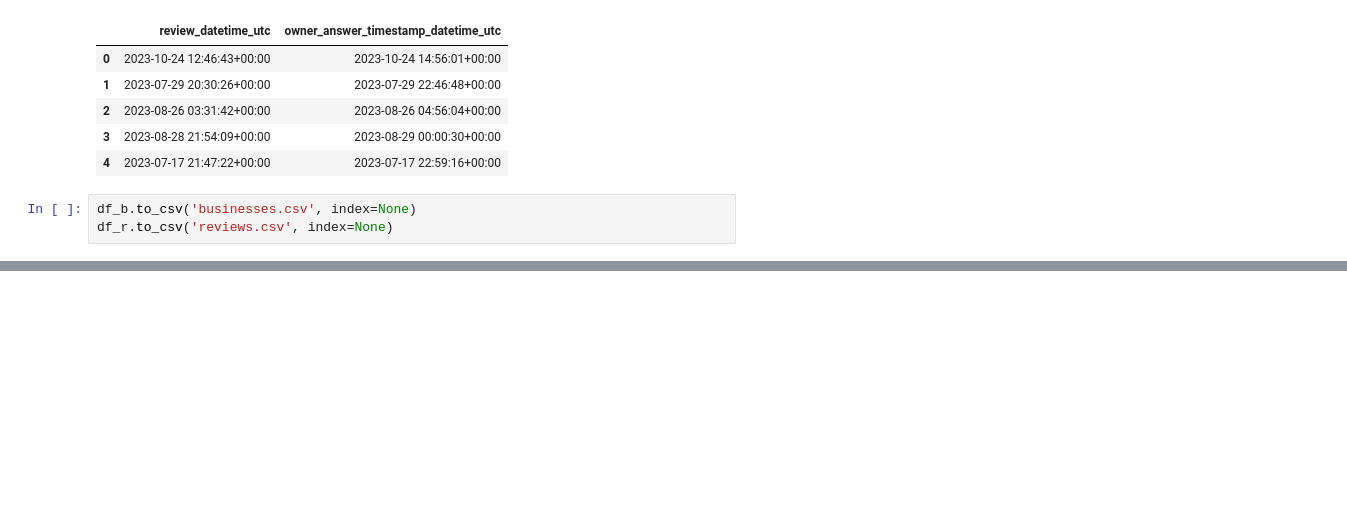
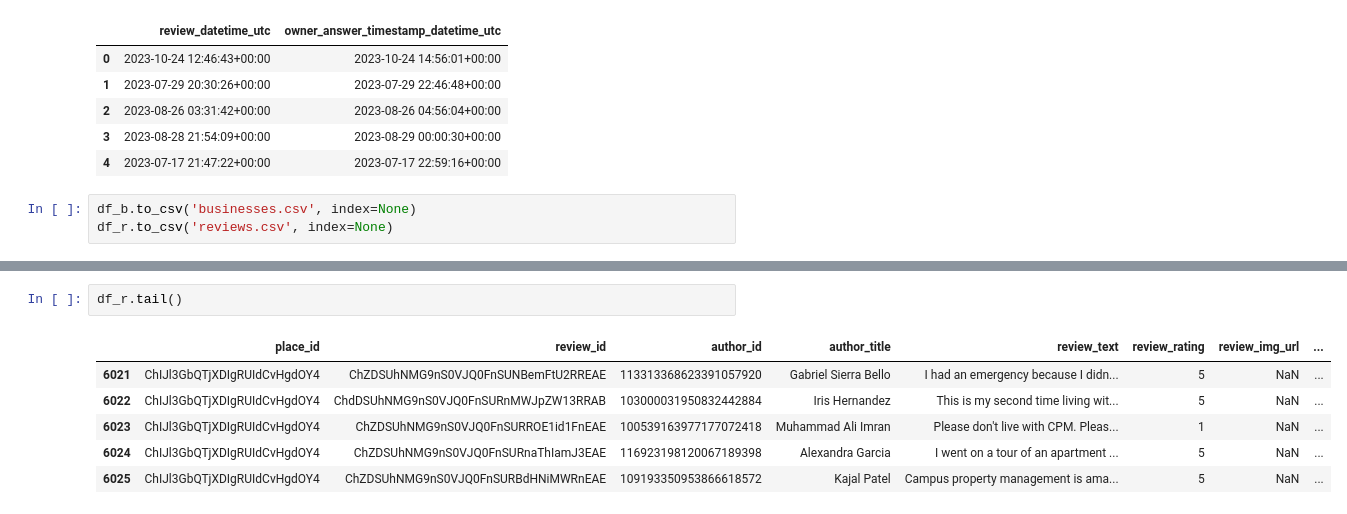
Before and after one commit to DirghShah/ParksPals, a Jupyter notebook: TheTriosFinalProject.ipynb, the cells around one changed output, grey strips where cells are left out. Saved outputs shown, nothing was run; the diff lists cells and outputs as text; blank space fills up the shorter version.

```diff
--- a/TheTriosFinalProject.ipynb
+++ b/TheTriosFinalProject.ipynb
@@ -161,0 +235,9 @@ df_r.to_csv('reviews.csv', index=None)
+# %%
+df_r.tail()
+# %% [output]
+|  | place_id | review_id | author_id | author_title | review_text | review_rating | review_img_url | ... |
+| 6021 | ChIJl3GbQTjXDIgRUIdCvHgdOY4 | ChZDSUhNMG9nS0VJQ0FnSUNBemFtU2RREAE | 113313368623391057920 | Gabriel Sierra Bello | I had an emergency because I didn... | 5 | NaN | ... |
+| 6022 | ChIJl3GbQTjXDIgRUIdCvHgdOY4 | ChdDSUhNMG9nS0VJQ0FnSURnMWJpZW13RRAB | 103000031950832442884 | Iris Hernandez | This is my second time living wit... | 5 | NaN | ... |
+| 6023 | ChIJl3GbQTjXDIgRUIdCvHgdOY4 | ChZDSUhNMG9nS0VJQ0FnSURROE1id1FnEAE | 100539163977177072418 | Muhammad Ali Imran | Please don't live with CPM. Pleas... | 1 | NaN | ... |
+| 6024 | ChIJl3GbQTjXDIgRUIdCvHgdOY4 | ChZDSUhNMG9nS0VJQ0FnSURnaThIamJ3EAE | 116923198120067189398 | Alexandra Garcia | I went on a tour of an apartment ... | 5 | NaN | ... |
+| 6025 | ChIJl3GbQTjXDIgRUIdCvHgdOY4 | ChZDSUhNMG9nS0VJQ0FnSURBdHNiMWRnEAE | 109193350953866618572 | Kajal Patel | Campus property management is ama... | 5 | NaN | ... |
```
Also changed, not shown: parts of 17 cells of this notebook.
